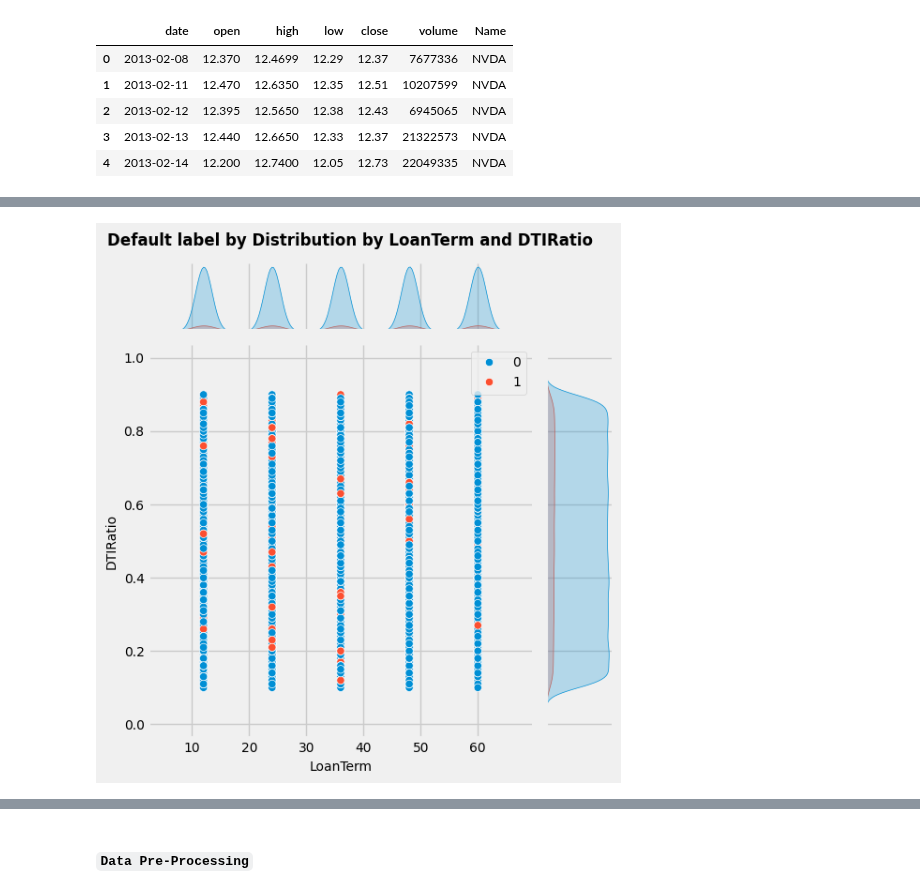
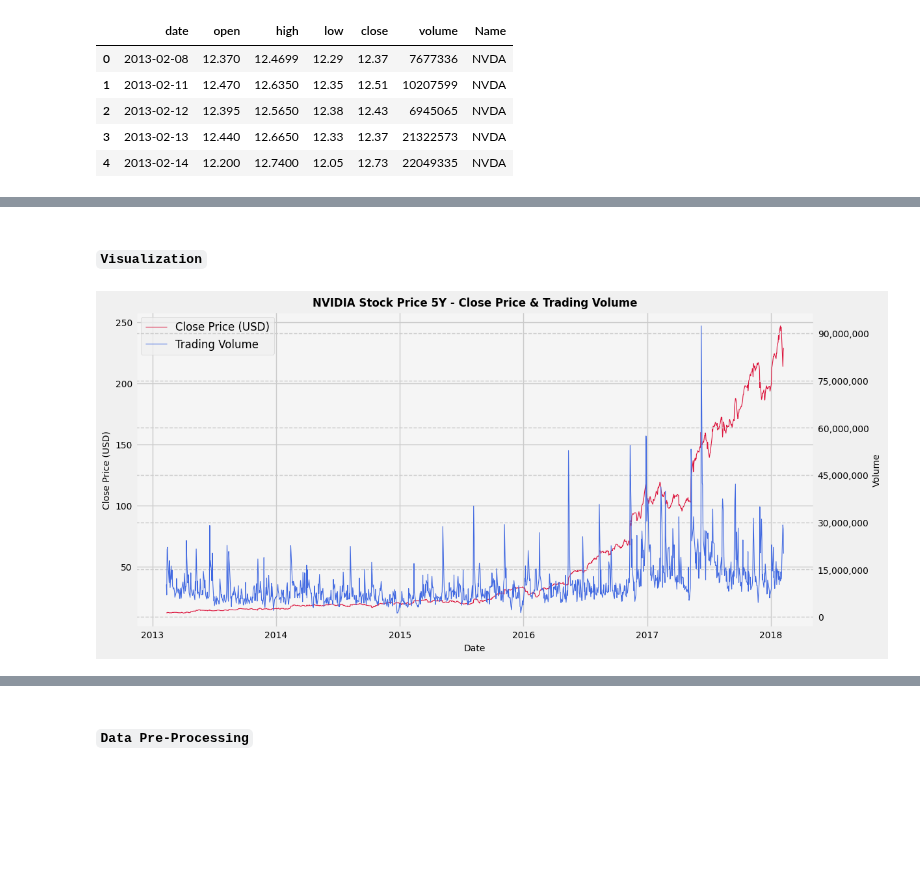
Before and after one commit to sranillac/SRC_UniOvi, a Jupyter notebook: ML-DL/src/ML/ML-Regression/NVIDIA/SRC_EDA_Viz_PreProcess_NVDIA.ipynb, the cells around one changed output, grey strips where cells are left out. Drawn from its saved outputs; the diff is of its cells as text; code cells hidden in the pictures; blank space fills up the shorter version.

```diff
--- a/ML-DL/src/ML/ML-Regression/NVIDIA/SRC_EDA_Viz_PreProcess_NVDIA.ipynb
+++ b/ML-DL/src/ML/ML-Regression/NVIDIA/SRC_EDA_Viz_PreProcess_NVDIA.ipynb
@@ -127,11 +77,26 @@ legend.get_frame().set_linewidth(0.5);
-# %%
-# Visualization - Default label by Distribution by LoanTerm and DTIRatio
-fig = sns.jointplot(data = df_ld, x = 'LoanTerm', y = 'DTIRatio', color = 'olive', kind = 'scatter', hue = 'Default')
-fig.ax_joint.set_xlabel('LoanTerm', fontsize = 10)
-fig.ax_joint.set_ylabel('DTIRatio', fontsize = 10)
-fig.ax_joint.tick_params(axis = 'both', labelsize = 10)
-plt.suptitle('Default label by Distribution by LoanTerm and DTIRatio', fontsize = 12, fontweight = 'bold', y = 1.02)
-legend = plt.legend(prop = {'size': 10}, frameon = True, loc = 'upper right')
-legend.get_frame().set_linewidth(0.5);
-# %% [output]
-[figure, removed]
+# %% [markdown]
+#### ``Visualization``
+# %%
+# Visualization - NVIDIA Stock Price 5Y (Close Price & Trading Volume)
+fig = plt.figure(figsize = (12, 6))
+ax1 = fig.gca()
+ax1.set_facecolor('whitesmoke')
+line1, = ax1.plot(df_nvidia['date'], df_nvidia['close'], label = 'Close Price', color = 'crimson', linewidth = 0.8)
+ax1.set_ylabel('Close Price (USD)', fontsize = 10)
+ax1.tick_params(axis = 'y', labelsize = 10)
+ax2 = ax1.twinx()
+line2, = ax2.plot(df_nvidia['date'], df_nvidia['volume'], label = 'Trading Volume', color = 'royalblue', linewidth = 0.8)
+ax2.set_ylabel('Volume', fontsize = 10)
+ax2.tick_params(axis = 'y', labelsize = 10)
+ax2.yaxis.set_major_locator(MaxNLocator(integer = True))
+ax2.get_yaxis().set_major_formatter(plt.FuncFormatter(lambda x, _: f'{x:,.0f}'))
+plt.grid(linestyle = '--')
+plt.title('NVIDIA Stock Price 5Y - Close Price & Trading Volume', fontsize = 12, fontweight = 'bold')
+ax1.set_xlabel('Date', fontsize = 10)
+ax1.tick_params(axis = 'x', labelsize = 10)
+handles = [line1, line2]
+labels = ['Close Price (USD)', 'Trading Volume']
+legend = ax1.legend(handles = handles, labels = labels, loc = 'upper left', frameon = True, prop = {'size': 12})
+legend.get_frame().set_linewidth(0.5);
+# %% [output]
+[figure, added]
```
Also changed, not shown: parts of 15 cells of this notebook.
